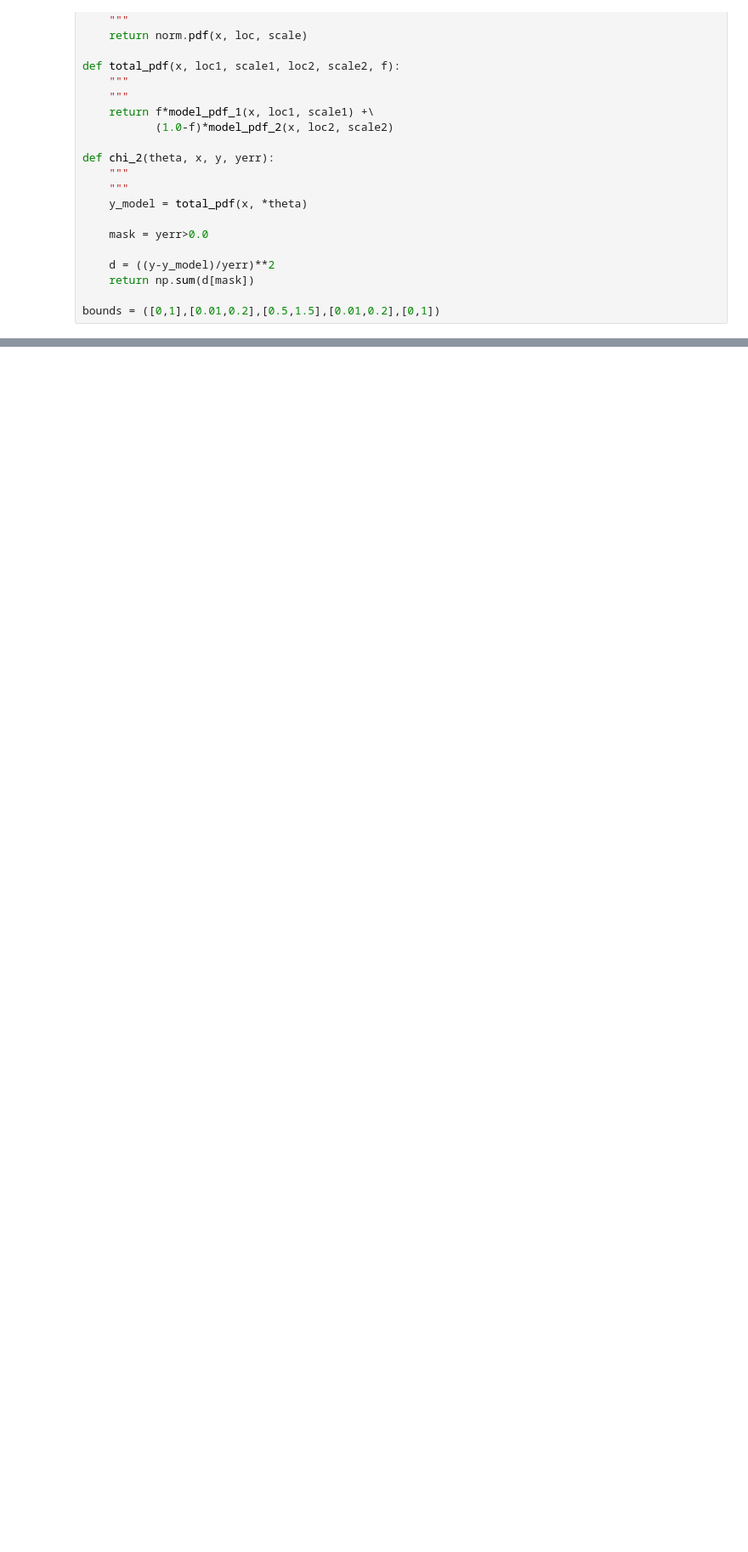
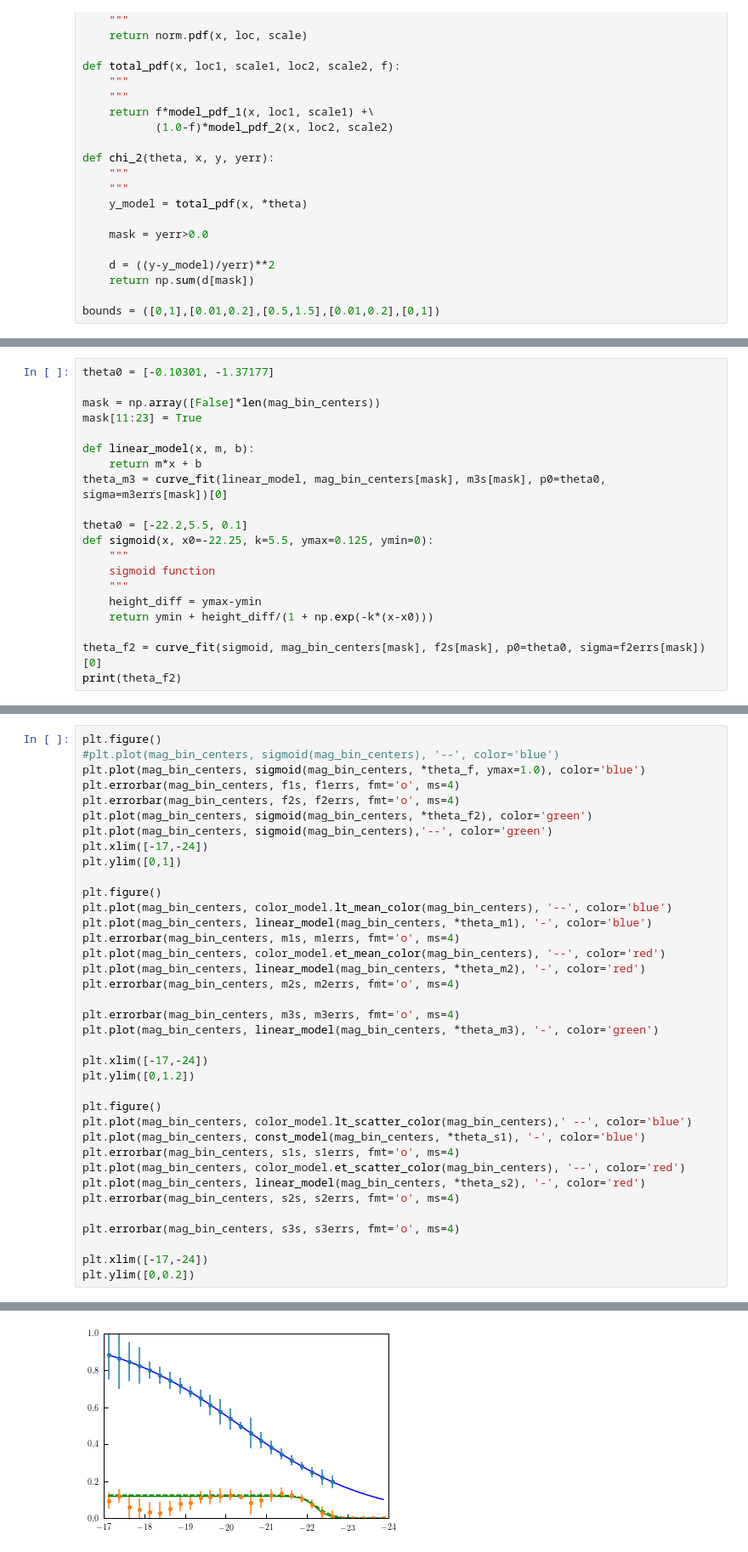
Before and after one commit to duncandc/galaxy_shapes, a Jupyter notebook: sdss_measurements/notebooks/galaxy_color.ipynb, the cells around one changed output, grey strips where cells are left out. Shown at 85% size. Cells and saved outputs as stored; diff of their text form; blank space fills up the shorter version.

Commit message:
working on models

```diff
--- a/sdss_measurements/notebooks/galaxy_color.ipynb
+++ b/sdss_measurements/notebooks/galaxy_color.ipynb
@@ -301,0 +503,20 @@ print(theta_f)
+# %%
+theta0 = [-0.10301, -1.37177]
+
+mask = np.array([False]*len(mag_bin_centers))
+mask[11:23] = True
+
+def linear_model(x, m, b):
+    return m*x + b
+theta_m3 = curve_fit(linear_model, mag_bin_centers[mask], m3s[mask], p0=theta0, sigma=m3errs[mask])[0]
+
+theta0 = [-22.2,5.5, 0.1]
+def sigmoid(x, x0=-22.25, k=5.5, ymax=0.125, ymin=0):
+    """
+    sigmoid function
+    """
+    height_diff = ymax-ymin
+    return ymin + height_diff/(1 + np.exp(-k*(x-x0)))
+
+theta_f2 = curve_fit(sigmoid, mag_bin_centers[mask], f2s[mask], p0=theta0, sigma=f2errs[mask])[0]
+print(theta_f2)
@@ -301,0 +525,38 @@ print(theta_f)
+# %%
+plt.figure()
+#plt.plot(mag_bin_centers, sigmoid(mag_bin_centers), '--', color='blue')
+plt.plot(mag_bin_centers, sigmoid(mag_bin_centers, *theta_f, ymax=1.0), color='blue')
+plt.errorbar(mag_bin_centers, f1s, f1errs, fmt='o', ms=4)
+plt.errorbar(mag_bin_centers, f2s, f2errs, fmt='o', ms=4)
+plt.plot(mag_bin_centers, sigmoid(mag_bin_centers, *theta_f2), color='green')
+plt.plot(mag_bin_centers, sigmoid(mag_bin_centers),'--', color='green')
+plt.xlim([-17,-24])
+plt.ylim([0,1])
+
+plt.figure()
+plt.plot(mag_bin_centers, color_model.lt_mean_color(mag_bin_centers), '--', color='blue')
+plt.plot(mag_bin_centers, linear_model(mag_bin_centers, *theta_m1), '-', color='blue')
+plt.errorbar(mag_bin_centers, m1s, m1errs, fmt='o', ms=4)
+plt.plot(mag_bin_centers, color_model.et_mean_color(mag_bin_centers), '--', color='red')
+plt.plot(mag_bin_centers, linear_model(mag_bin_centers, *theta_m2), '-', color='red')
+plt.errorbar(mag_bin_centers, m2s, m2errs, fmt='o', ms=4)
+
+plt.errorbar(mag_bin_centers, m3s, m3errs, fmt='o', ms=4)
+plt.plot(mag_bin_centers, linear_model(mag_bin_centers, *theta_m3), '-', color='green')
+
+plt.xlim([-17,-24])
+plt.ylim([0,1.2])
+
+plt.figure()
+plt.plot(mag_bin_centers, color_model.lt_scatter_color(mag_bin_centers),' --', color='blue')
+plt.plot(mag_bin_centers, const_model(mag_bin_centers, *theta_s1), '-', color='blue')
+plt.errorbar(mag_bin_centers, s1s, s1errs, fmt='o', ms=4)
+plt.plot(mag_bin_centers, color_model.et_scatter_color(mag_bin_centers), '--', color='red')
+plt.plot(mag_bin_centers, linear_model(mag_bin_centers, *theta_s2), '-', color='red')
+plt.errorbar(mag_bin_centers, s2s, s2errs, fmt='o', ms=4)
+
+plt.errorbar(mag_bin_centers, s3s, s3errs, fmt='o', ms=4)
+
+plt.xlim([-17,-24])
+plt.ylim([0,0.2])
+# %% [output]
@@ -301,0 +564 @@ print(theta_f)
+[figure, added]
```
Also changed, not shown: parts of 13 cells of this notebook, 4 other files.
